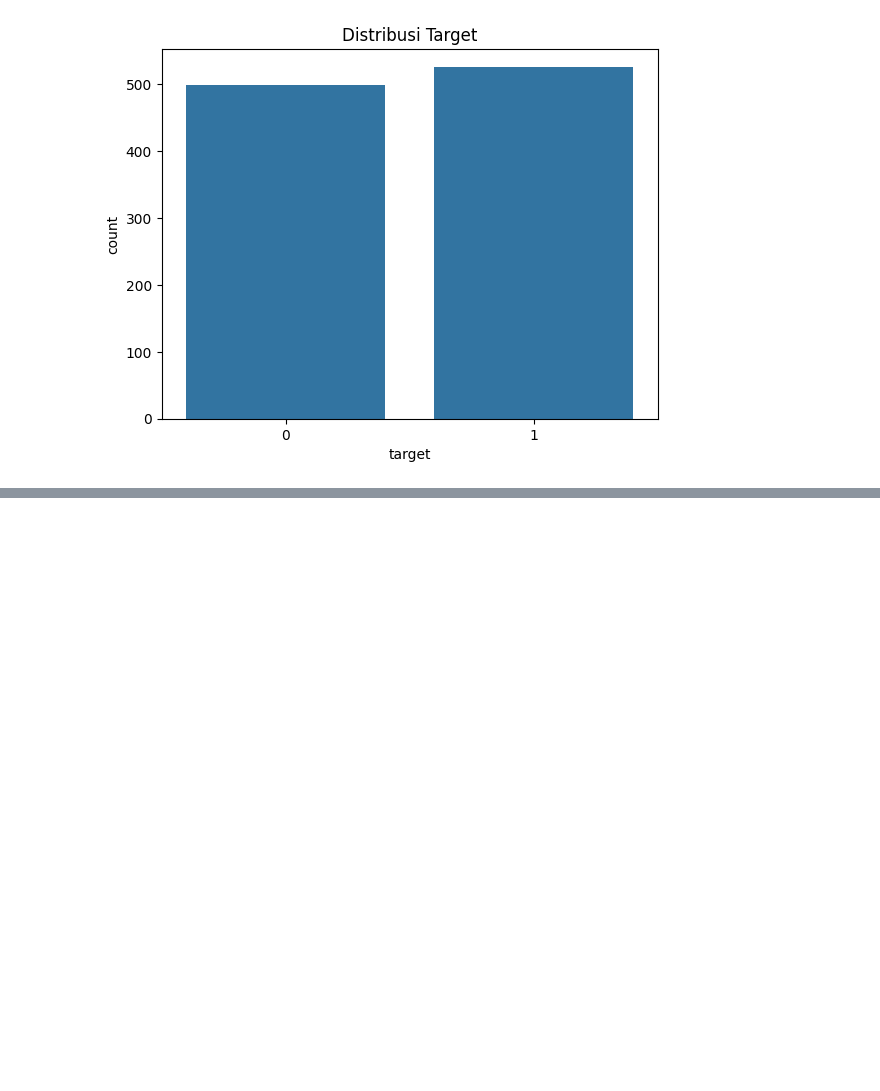
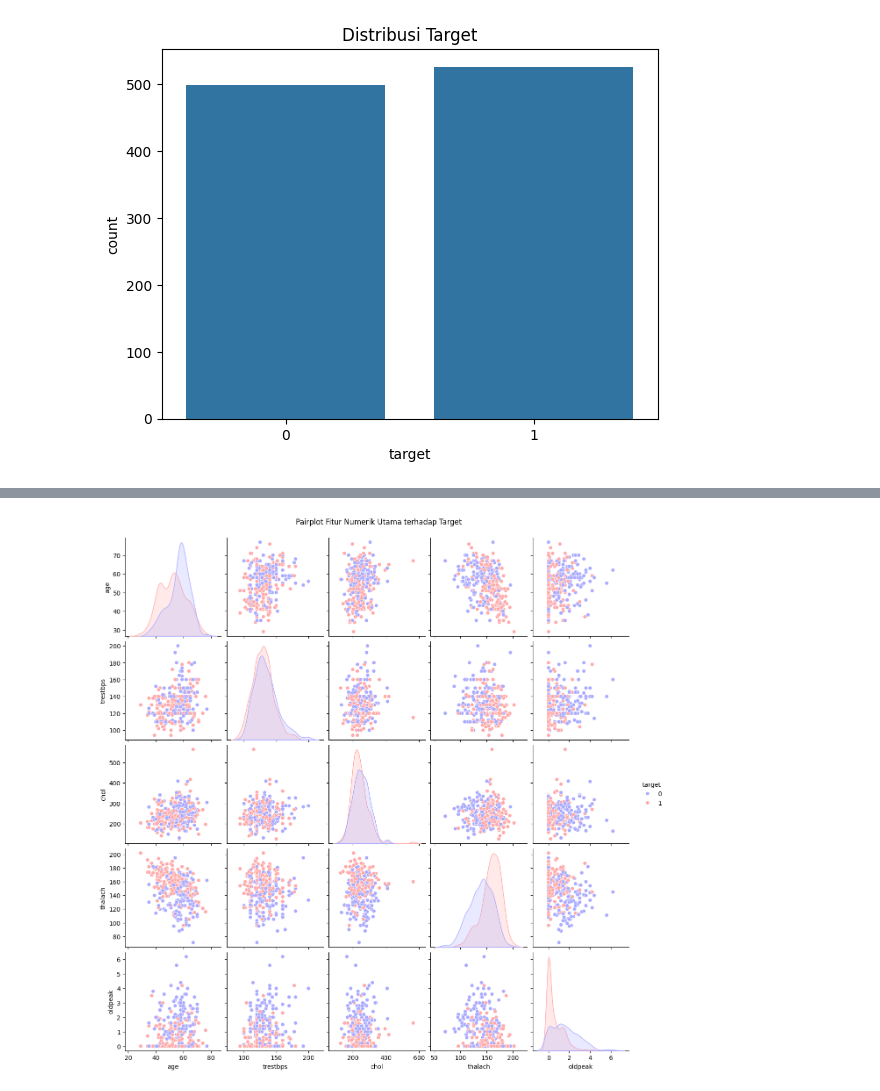
Before and after one commit to SulaimanFaiz/datamining-TugasEDA, a Jupyter notebook: larplarplarpsahur_5054251016_5054251021_5054251048.ipynb, the cells around one changed output, grey strips where cells are left out. Cells and saved outputs as stored; diff of their text form; code cells hidden in the pictures; blank space fills up the shorter version.

```diff
--- a/larplarplarpsahur_5054251016_5054251021_5054251048.ipynb
+++ b/larplarplarpsahur_5054251016_5054251021_5054251048.ipynb
@@ -115,0 +212,8 @@ plt.show()
+# %%
+selected_features = ['age', 'trestbps', 'chol', 'thalach', 'oldpeak', 'target']
+sns.pairplot(df[selected_features], hue='target', palette='bwr', diag_kind='kde')
+plt.suptitle('Pairplot Fitur Numerik Utama terhadap Target', y=1.02)
+plt.savefig('pairplot_selected.png', dpi=300)
+plt.show()
+# %% [output]
+[figure, added]
```
Also changed, not shown: parts of 12 cells of this notebook.
